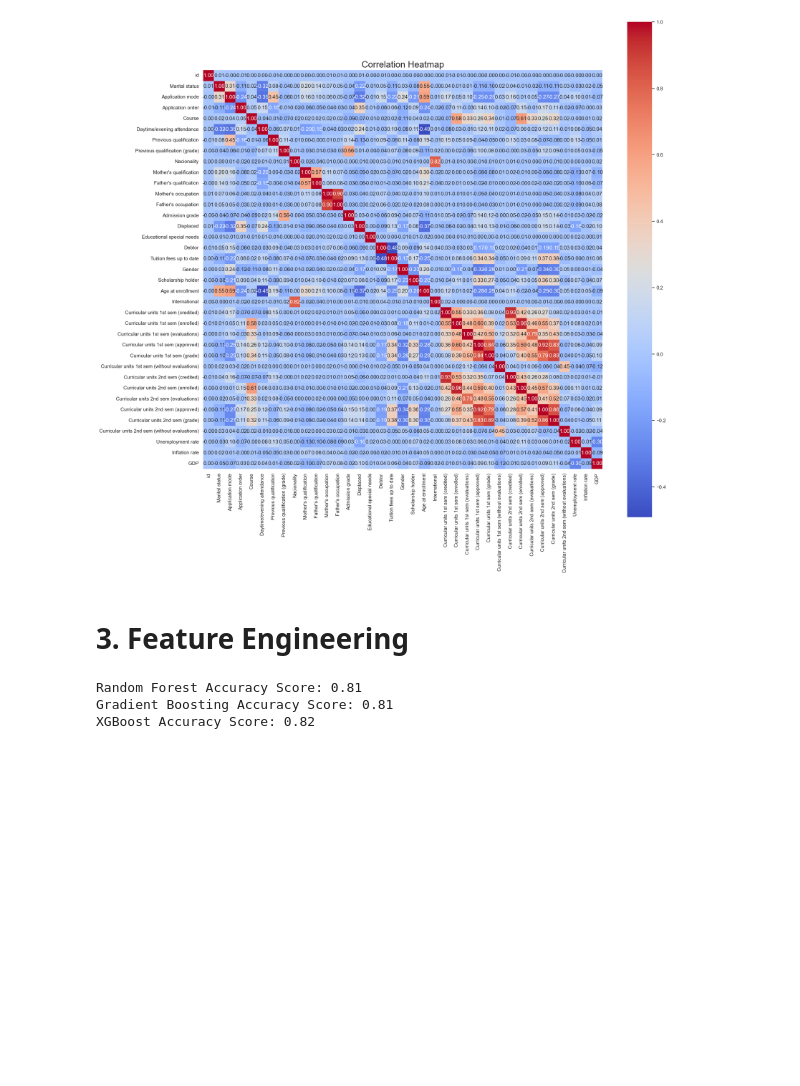
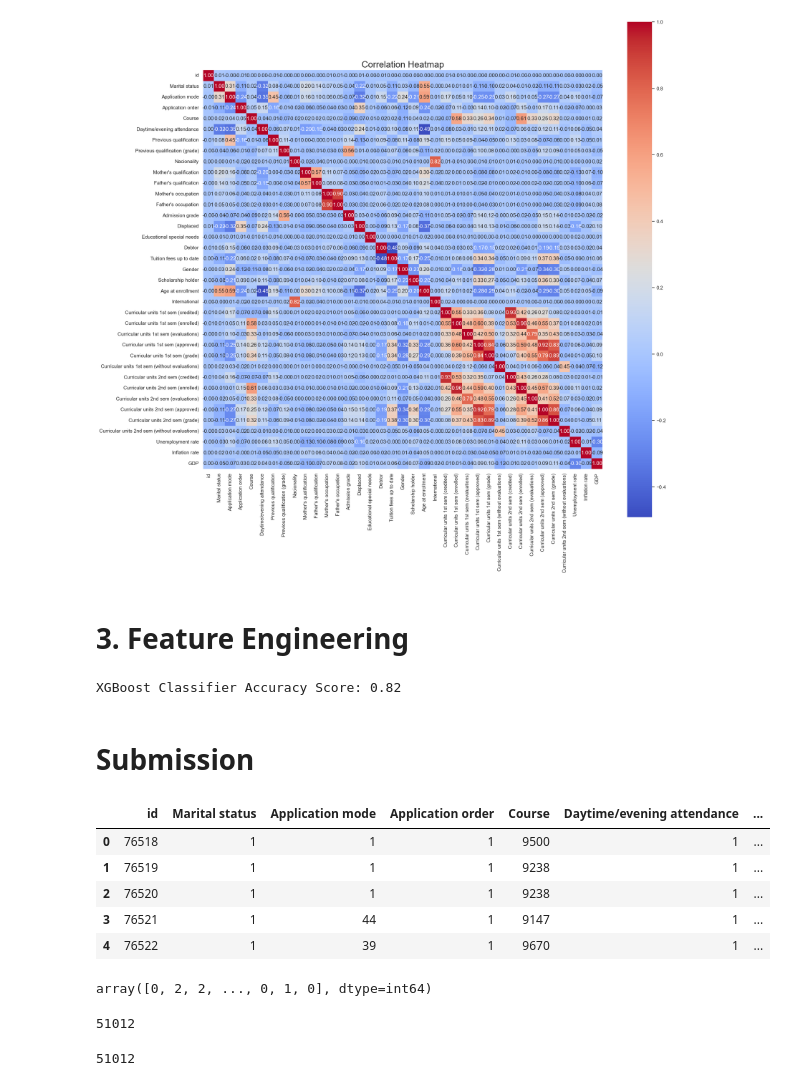
Before and after one commit to ZainFaisal005/Kaggle-Competitions, a Jupyter notebook: Classification with an Academic Success Dataset/Classification_with_an_Academic_Success_Dataset.ipynb, the cells around one changed output. Drawn from its saved outputs; the diff is of its cells as text; code cells hidden in the pictures; blank space fills up the shorter version.

```diff
--- a/Classification with an Academic Success Dataset/Classification_with_an_Academic_Success_Dataset.ipynb
+++ b/Classification with an Academic Success Dataset/Classification_with_an_Academic_Success_Dataset.ipynb
@@ -281,11 +234,20 @@ models = {
 # %%
-for name, model in models.items():
-    pipeline = Pipeline(steps=[('preprocessor', preprocessing), ('model', model)])
-    pipeline.fit(X_train, y_train)
-    y_pred = pipeline.predict(X_test)
-    accuracy = accuracy_score(y_test, y_pred)
-    print(f'{name} Accuracy Score: {accuracy:.2f}')
+pipeline = make_pipeline(preprocessing, model)
+pipeline.fit(X_train, y_train)
+y_pred = pipeline.predict(X_test)
+accuracy = accuracy_score(y_test, y_pred)
+print(f'XGBoost Classifier Accuracy Score: {accuracy:.2f}')
 # %% [output]
-Random Forest Accuracy Score: 0.81
-Gradient Boosting Accuracy Score: 0.81
-XGBoost Accuracy Score: 0.82
+XGBoost Classifier Accuracy Score: 0.82
+# %% [markdown]
+# **Submission**
+# %%
+test_df = pd.read_csv('test.csv')
+test_df.head()
+# %% [output]
+|  | id | Marital status | Application mode | Application order | Course | Daytime/evening attendance | ... |
+| 0 | 76518 | 1 | 1 | 1 | 9500 | 1 | ... |
+| 1 | 76519 | 1 | 1 | 1 | 9238 | 1 | ... |
+| 2 | 76520 | 1 | 1 | 1 | 9238 | 1 | ... |
+| 3 | 76521 | 1 | 44 | 1 | 9147 | 1 | ... |
+| 4 | 76522 | 1 | 39 | 1 | 9670 | 1 | ... |
@@ -291,0 +256,4 @@ XGBoost Accuracy Score: 0.82
+# %%
+y_pred_sub
+# %% [output]
+array([0, 2, 2, ..., 0, 1, 0], dtype=int64)
@@ -291,0 +264,8 @@ XGBoost Accuracy Score: 0.82
+# %%
+len(test_df['id'])
+# %% [output]
+51012
+# %%
+len(y_pred_labels)
+# %% [output]
+51012
```
Also changed, not shown: parts of 13 cells of this notebook, 1 other file.
